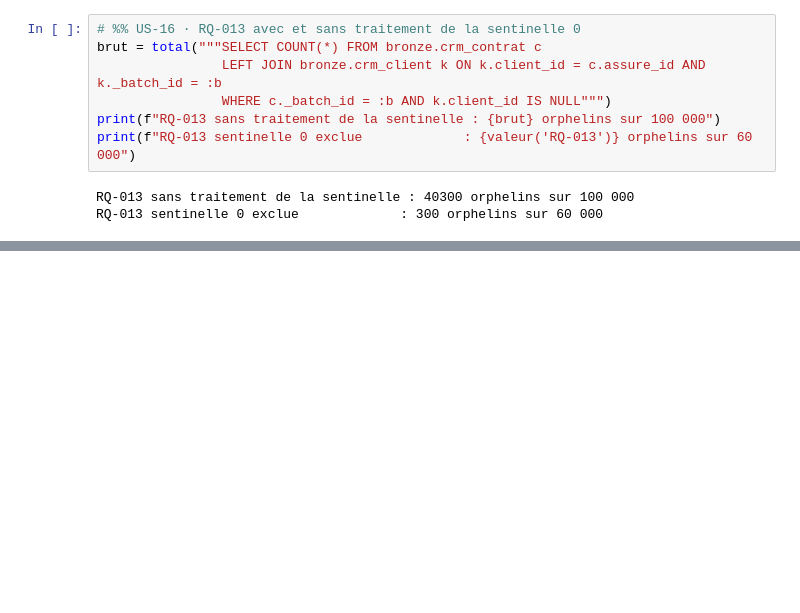
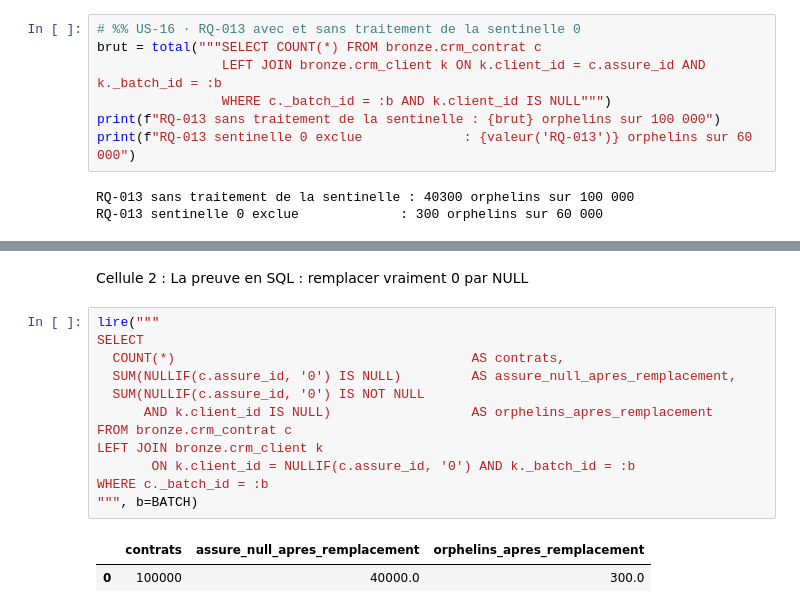
Before and after one commit to Samii05/td-qualite-g01, a Jupyter notebook: notebooks/S3_01.ipynb, the cells around one changed output, grey strips where cells are left out. Cells and saved outputs as stored; diff of their text form; blank space fills up the shorter version.

```diff
--- a/notebooks/S3_01.ipynb
+++ b/notebooks/S3_01.ipynb
@@ -270,0 +311,17 @@ RQ-013 sentinelle 0 exclue             : 300 orphelins sur 60 000
+# %% [markdown]
+Cellule 2 : La preuve en SQL : remplacer vraiment 0 par NULL
+# %%
+lire("""
+SELECT
+  COUNT(*)                                      AS contrats,
+  SUM(NULLIF(c.assure_id, '0') IS NULL)         AS assure_null_apres_remplacement,
+  SUM(NULLIF(c.assure_id, '0') IS NOT NULL
+      AND k.client_id IS NULL)                  AS orphelins_apres_remplacement
+FROM bronze.crm_contrat c
+LEFT JOIN bronze.crm_client k
+       ON k.client_id = NULLIF(c.assure_id, '0') AND k._batch_id = :b
+WHERE c._batch_id = :b
+""", b=BATCH)
+# %% [output]
+|  | contrats | assure_null_apres_remplacement | orphelins_apres_remplacement |
+| 0 | 100000 | 40000.0 | 300.0 |
```
Also changed, not shown: parts of 3 cells of this notebook, 2 other files.
